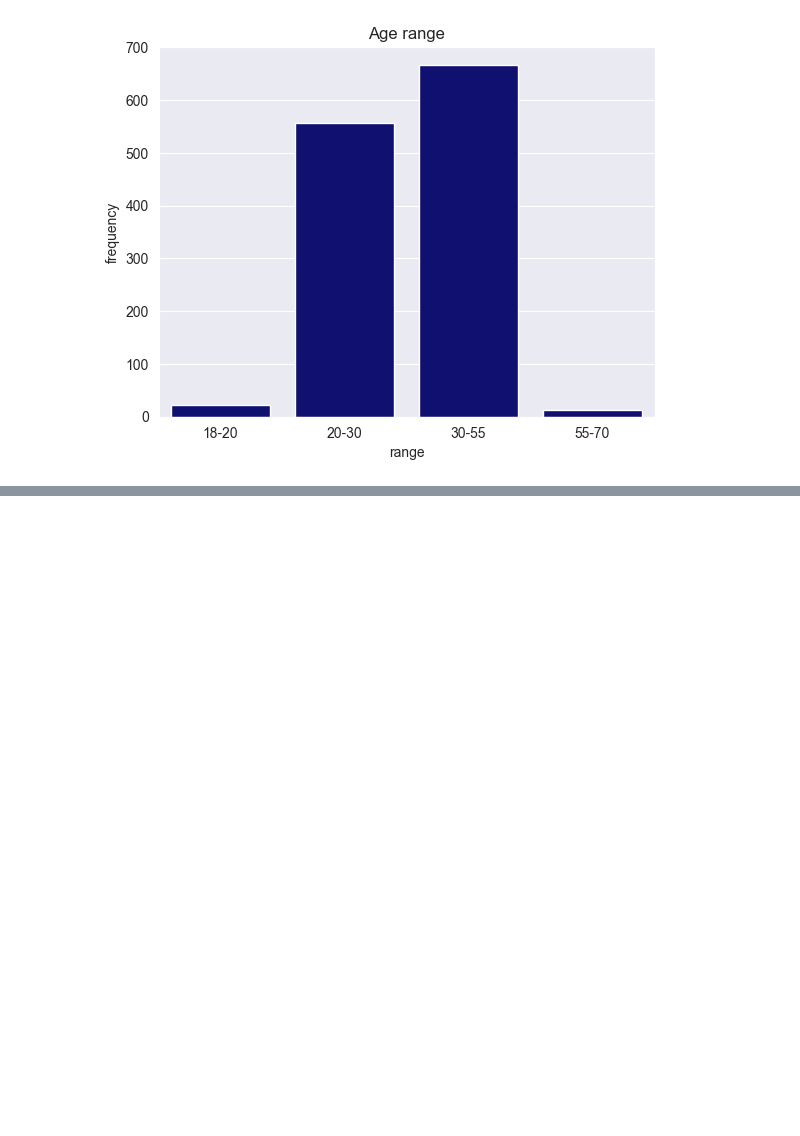
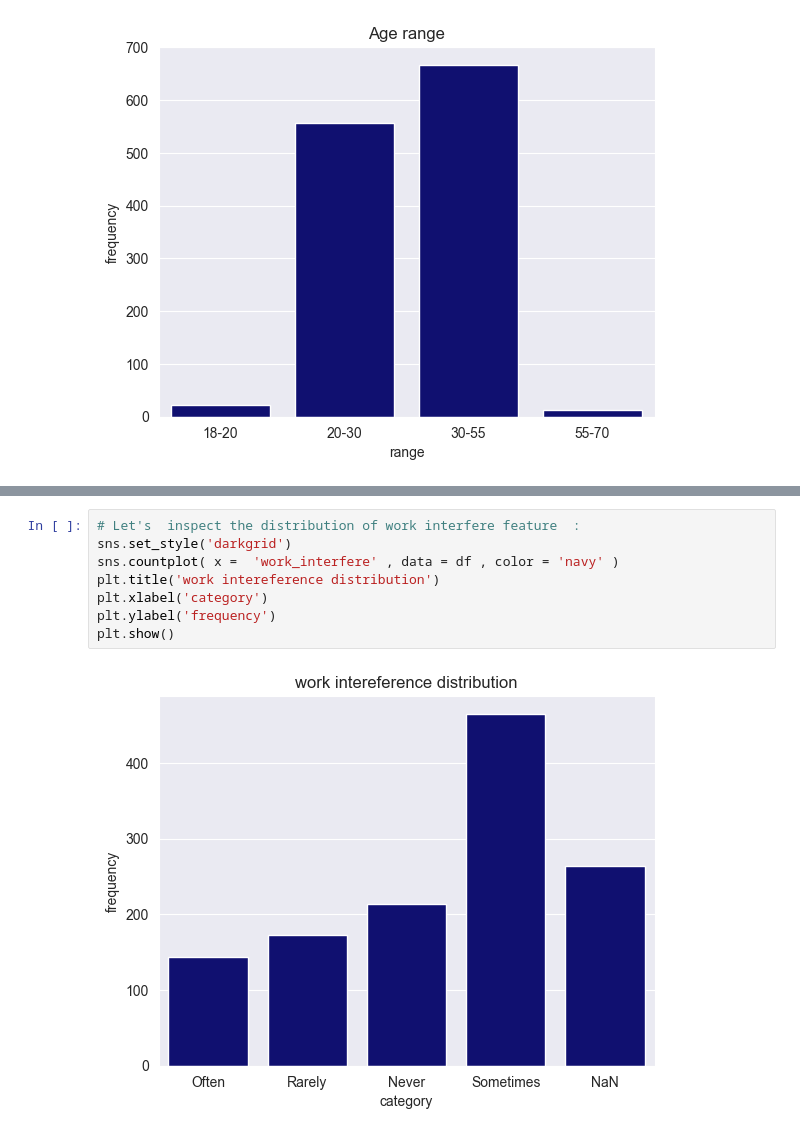
Before and after one commit to D0esN0tM1tter/data_mining_project, a Jupyter notebook: notebook.ipynb, the cells around one changed output, grey strips where cells are left out. Saved outputs shown, nothing was run; the diff lists cells and outputs as text; blank space fills up the shorter version.

```diff
--- a/notebook.ipynb
+++ b/notebook.ipynb
@@ -292,0 +325,10 @@ Name: count, dtype: int64
+# %%
+# Let's  inspect the distribution of work interfere feature  :
+sns.set_style('darkgrid')
+sns.countplot( x =  'work_interfere' , data = df , color = 'navy' )
+plt.title('work intereference distribution')
+plt.xlabel('category')
+plt.ylabel('frequency')
+plt.show()
+# %% [output]
+[figure, added]
```
Also changed, not shown: parts of 21 cells of this notebook, 2 other files.
